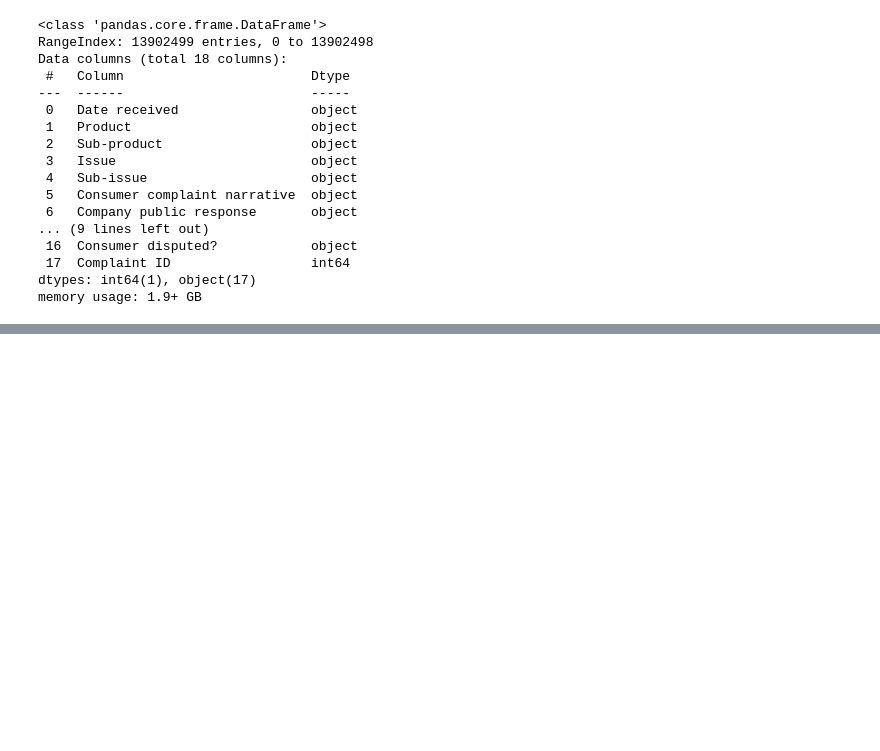
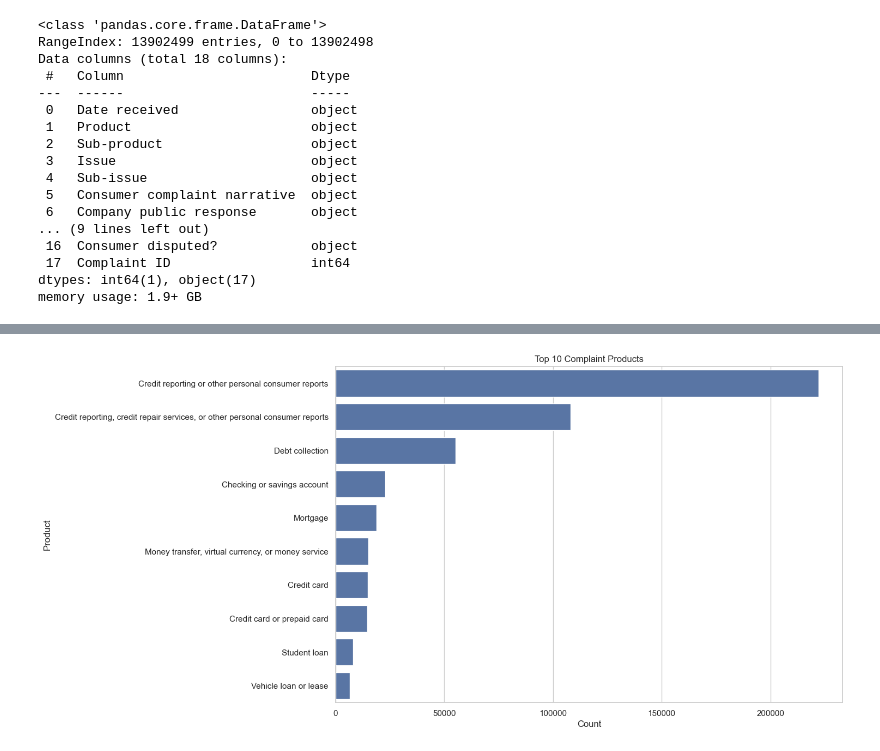
Before and after one commit to Phiziics/cfpb-complaint-intelligence, a Jupyter notebook: notebooks/01_eda.ipynb, the cells around one changed output, grey strips where cells are left out. Cells and saved outputs as stored; diff of their text form; code cells hidden in the pictures; blank space fills up the shorter version.

```diff
--- a/notebooks/01_eda.ipynb
+++ b/notebooks/01_eda.ipynb
@@ -49,0 +172,5 @@ memory usage: 1.9+ GB
+# %%
+df_filtered = df[
+    df["Consumer complaint narrative"].notnull() &
+    df["Product"].notnull()
+]
@@ -49,0 +190,8 @@ memory usage: 1.9+ GB
+# %%
+df_filtered.columns = (
+    df_filtered.columns
+    .str.strip()
+    .str.lower()
+    .str.replace(" ", "_")
+    .str.replace("?", "", regex=False)
+)
@@ -49,0 +228,3 @@ memory usage: 1.9+ GB
+# %%
+df_sample = df_filtered.sample(n=500000, random_state=42)
+df_sample.shape
@@ -49,0 +251,5 @@ memory usage: 1.9+ GB
+# %%
+# Plot top 10 complaint product categories
+top_products = df_sample["product"].value_counts().head(10)
+
+top_products
@@ -49,0 +269,9 @@ memory usage: 1.9+ GB
+# %%
+plt.figure(figsize=(12, 8))
+sns.barplot(x=top_products.values, y=top_products.index)
+plt.title("Top 10 Complaint Products")
+plt.xlabel("Count")
+plt.ylabel("Product")
+plt.show()
+# %% [output]
+[figure, added]
```
Also changed, not shown: parts of 28 cells of this notebook.
